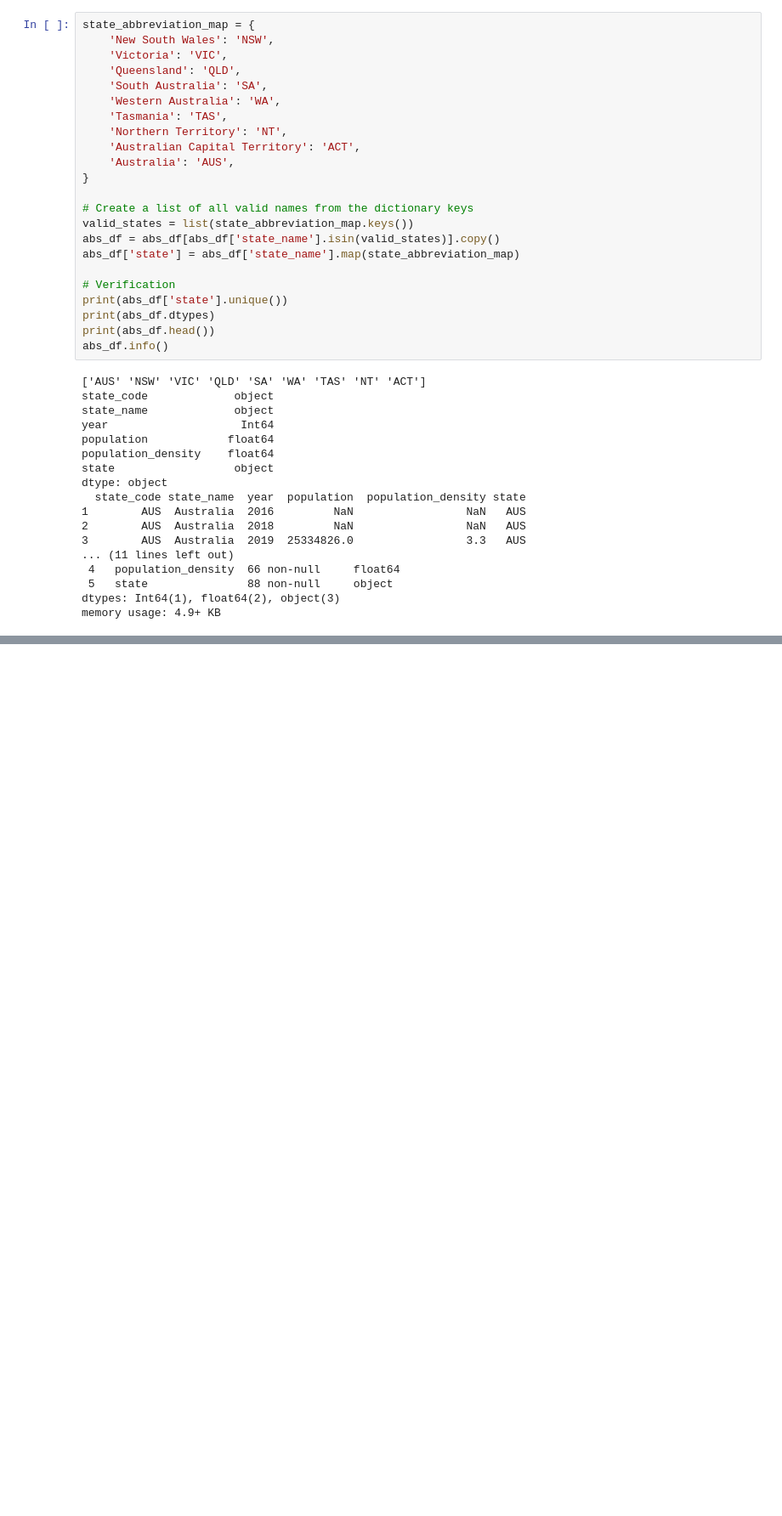
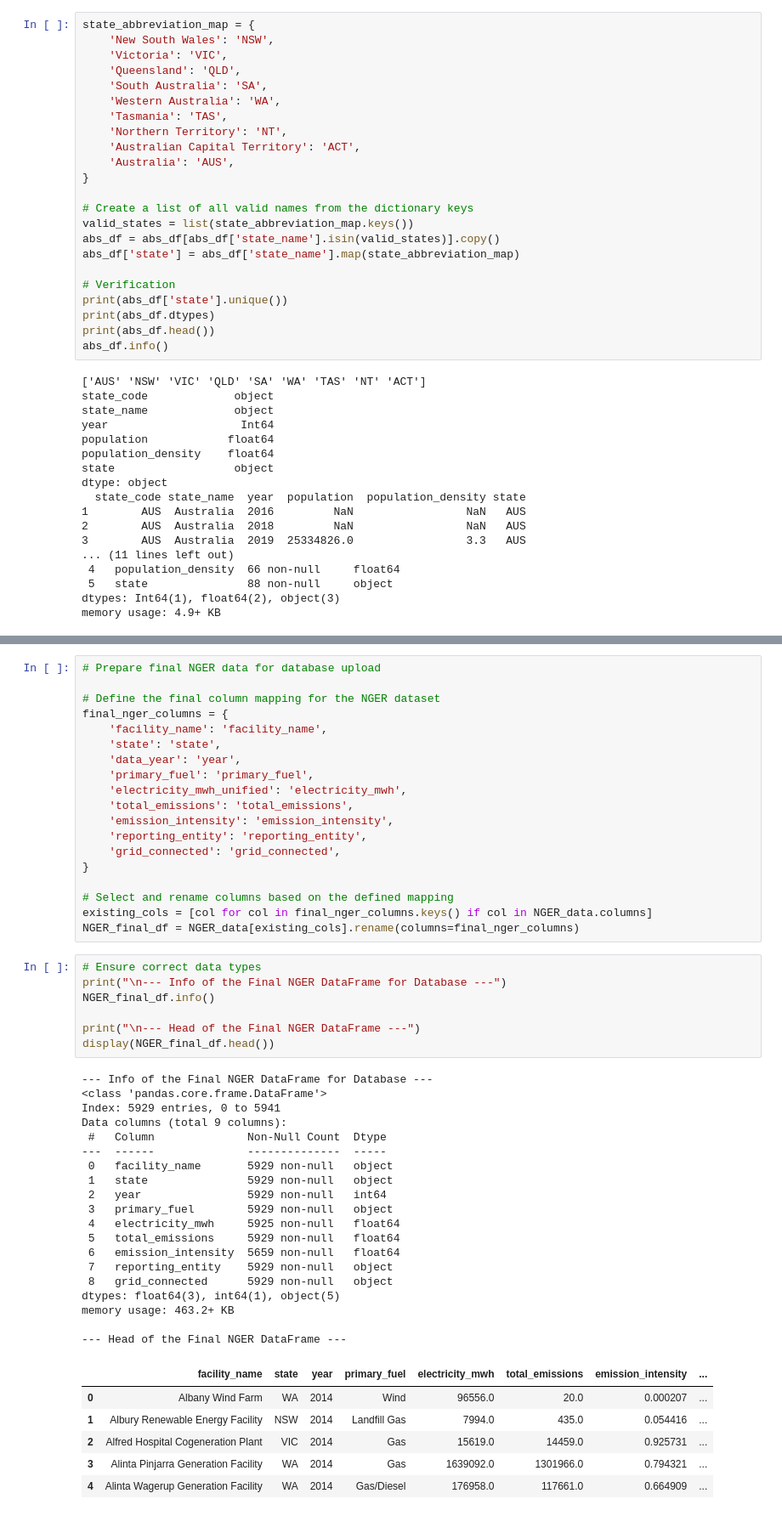
Before and after one commit to kerumixd/5339-Data-Engineering-Group-Porject, a Jupyter notebook: Assignment1.ipynb, the cells around one changed output, grey strips where cells are left out. Shown at 85% size. Saved outputs shown, nothing was run; the diff lists cells and outputs as text; blank space fills up the shorter version.

```diff
--- a/Assignment1.ipynb
+++ b/Assignment1.ipynb
@@ -1286,0 +1306,52 @@ Clean data loaded into DuckDB table 'abs_population'.
+# %%
+# Prepare final NGER data for database upload
+
+# Define the final column mapping for the NGER dataset
+final_nger_columns = {
+    'facility_name': 'facility_name',
+    'state': 'state',
+    'data_year': 'year',
+    'primary_fuel': 'primary_fuel',
+    'electricity_mwh_unified': 'electricity_mwh',
+    'total_emissions': 'total_emissions',
+    'emission_intensity': 'emission_intensity',
+    'reporting_entity': 'reporting_entity',
+    'grid_connected': 'grid_connected',
+}
+
+# Select and rename columns based on the defined mapping
+existing_cols = [col for col in final_nger_columns.keys() if col in NGER_data.columns]
+NGER_final_df = NGER_data[existing_cols].rename(columns=final_nger_columns)
+# %%
+# Ensure correct data types
+print("\n--- Info of the Final NGER DataFrame for Database ---")
+NGER_final_df.info()
+
+print("\n--- Head of the Final NGER DataFrame ---")
+display(NGER_final_df.head())
+# %% [output]
+--- Info of the Final NGER DataFrame for Database ---
+<class 'pandas.core.frame.DataFrame'>
+Index: 5929 entries, 0 to 5941
+Data columns (total 9 columns):
+ #   Column              Non-Null Count  Dtype
+---  ------              --------------  -----
+ 0   facility_name       5929 non-null   object
+ 1   state               5929 non-null   object
+ 2   year                5929 non-null   int64
+ 3   primary_fuel        5929 non-null   object
+ 4   electricity_mwh     5925 non-null   float64
+ 5   total_emissions     5929 non-null   float64
+ 6   emission_intensity  5659 non-null   float64
+ 7   reporting_entity    5929 non-null   object
+ 8   grid_connected      5929 non-null   object
+dtypes: float64(3), int64(1), object(5)
+memory usage: 463.2+ KB
+
+--- Head of the Final NGER DataFrame ---
+|  | facility_name | state | year | primary_fuel | electricity_mwh | total_emissions | emission_intensity | ... |
+| 0 | Albany Wind Farm | WA | 2014 | Wind | 96556.0 | 20.0 | 0.000207 | ... |
+| 1 | Albury Renewable Energy Facility | NSW | 2014 | Landfill Gas | 7994.0 | 435.0 | 0.054416 | ... |
+| 2 | Alfred Hospital Cogeneration Plant | VIC | 2014 | Gas | 15619.0 | 14459.0 | 0.925731 | ... |
+| 3 | Alinta Pinjarra Generation Facility | WA | 2014 | Gas | 1639092.0 | 1301966.0 | 0.794321 | ... |
+| 4 | Alinta Wagerup Generation Facility | WA | 2014 | Gas/Diesel | 176958.0 | 117661.0 | 0.664909 | ... |
```
Also changed, not shown: parts of 10 cells of this notebook, 1 other file.
